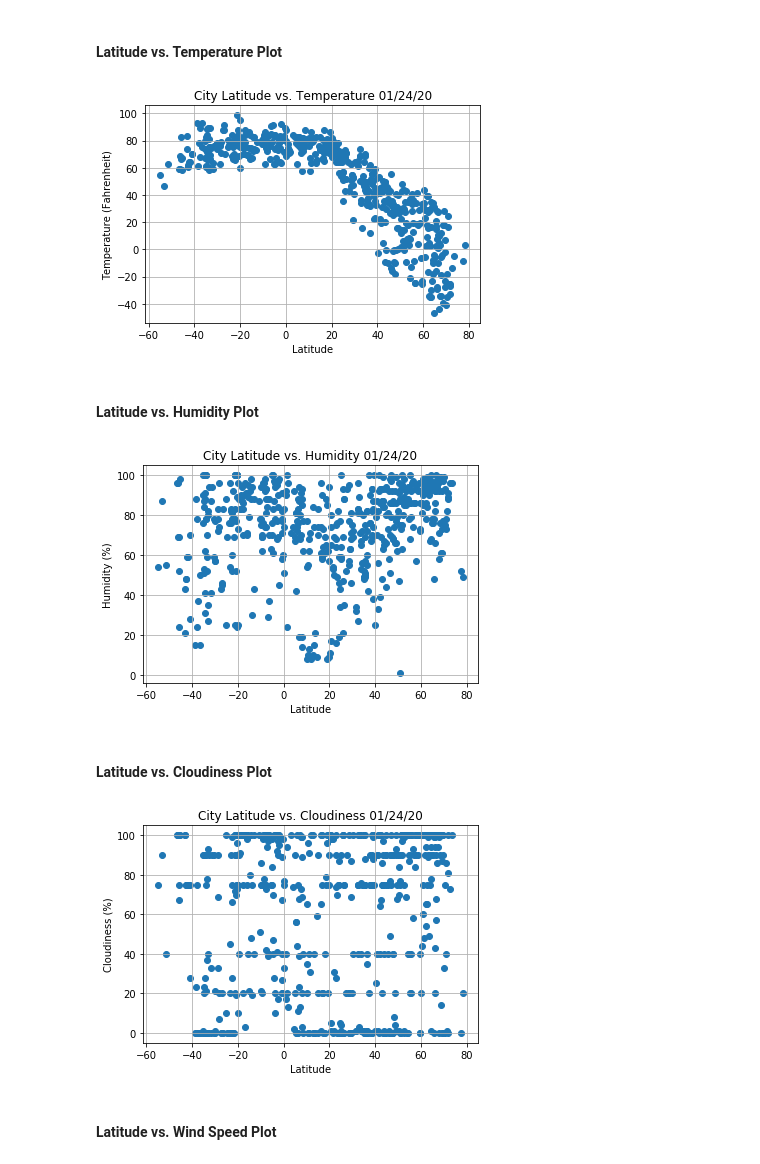
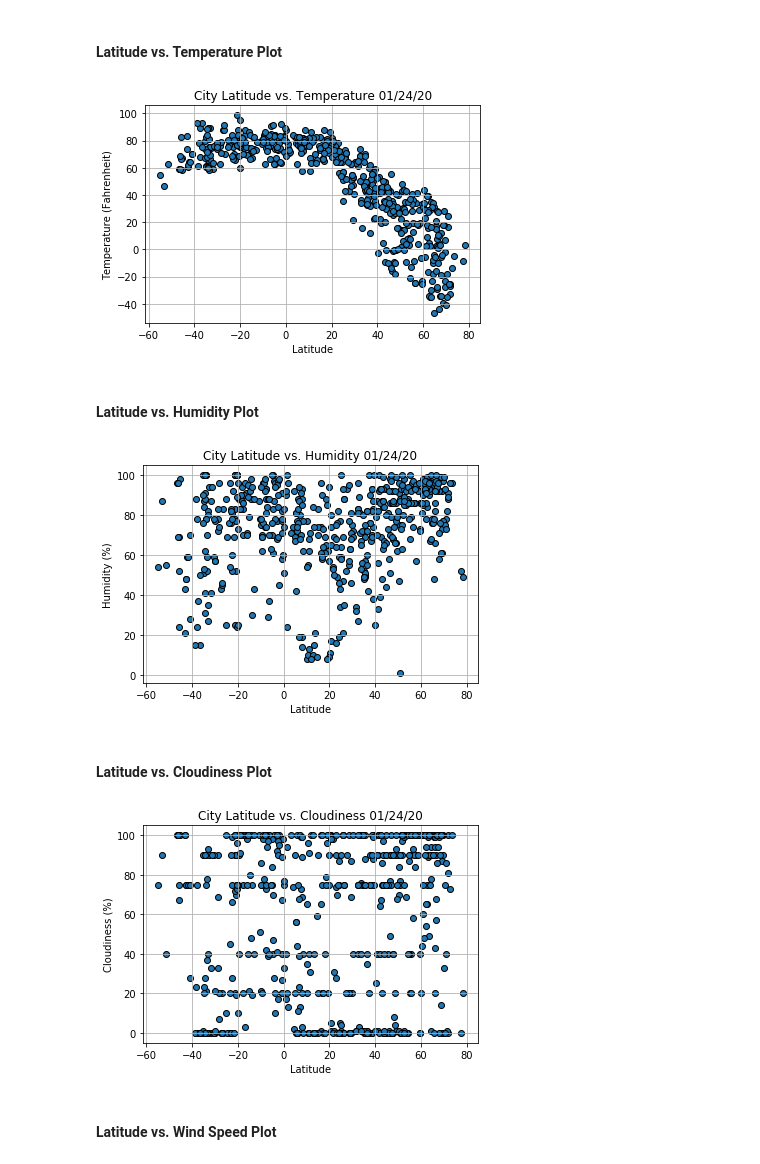
Before and after one commit to Laurie1990/python-api-challenge-1, a Jupyter notebook: WeatherPy/WeatherPy.ipynb, the cells around one changed output. Cells and saved outputs as stored; diff of their text form; code cells hidden in the pictures.

```diff
--- a/WeatherPy/WeatherPy.ipynb
+++ b/WeatherPy/WeatherPy.ipynb
@@ -297,7 +297,7 @@ weather_data_values.head()
 # %%
 # Build a scatter plot for Latitude vs.Temperature in Fahrenheit
 weatherDate = weather_data_values['weather_date'][0]
-plt.scatter(weather_data_values["latitude"], weather_data_values["temp"], marker="o")
+plt.scatter(weather_data_values["latitude"], weather_data_values["temp"], marker="o",edgecolors='black')
 
 # Incorporate the other graph properties
 plt.title(f"City Latitude vs. Temperature {weatherDate}")
@@ -311,31 +311,31 @@ plt.savefig("Figures/LatitudeVsTemperature.png")
 # Show plot
 plt.show()
 # %% [output]
-[figure, old version]
+[figure, new version]
 # %% [markdown]
 #### Latitude vs. Humidity Plot
 # %%
 # Build a scatter plot for Latitude vs. Humidity
-plt.scatter(weather_data_values["latitude"], weather_data_values["humidity"], marker="o")
+plt.scatter(weather_data_values["latitude"], weather_data_values["humidity"], marker="o",edgecolors='black')
 
 # Incorporate the other graph properties
 plt.title(f"City Latitude vs. Humidity {weatherDate}")
 plt.ylabel("Humidity (%)")
 plt.xlabel("Latitude")
 plt.grid(True)
 
 # Save the figure
 plt.savefig("Figures/LatitudeVsHumidity.png")
 
 # Show plot
 plt.show()
 # %% [output]
-[figure, old version]
+[figure, new version]
 # %% [markdown]
 #### Latitude vs. Cloudiness Plot
 # %%
 # Build a scatter plot for Latitude vs. Cloudiness
-plt.scatter(weather_data_values["latitude"], weather_data_values["cloudiness"], marker="o")
+plt.scatter(weather_data_values["latitude"], weather_data_values["cloudiness"], marker="o",edgecolors='black')
 
 # Incorporate the other graph properties
 plt.title(f"City Latitude vs. Cloudiness {weatherDate}")
@@ -349,7 +349,7 @@ plt.savefig("Figures/LatitudeVsCloudiness.png")
 # Show plot
 plt.show()
 # %% [output]
-[figure, old version]
+[figure, new version]
 # %% [markdown]
 #### Latitude vs. Wind Speed Plot
 # %%
```
Also changed, not shown: parts of 10 cells of this notebook, 12 other files.
